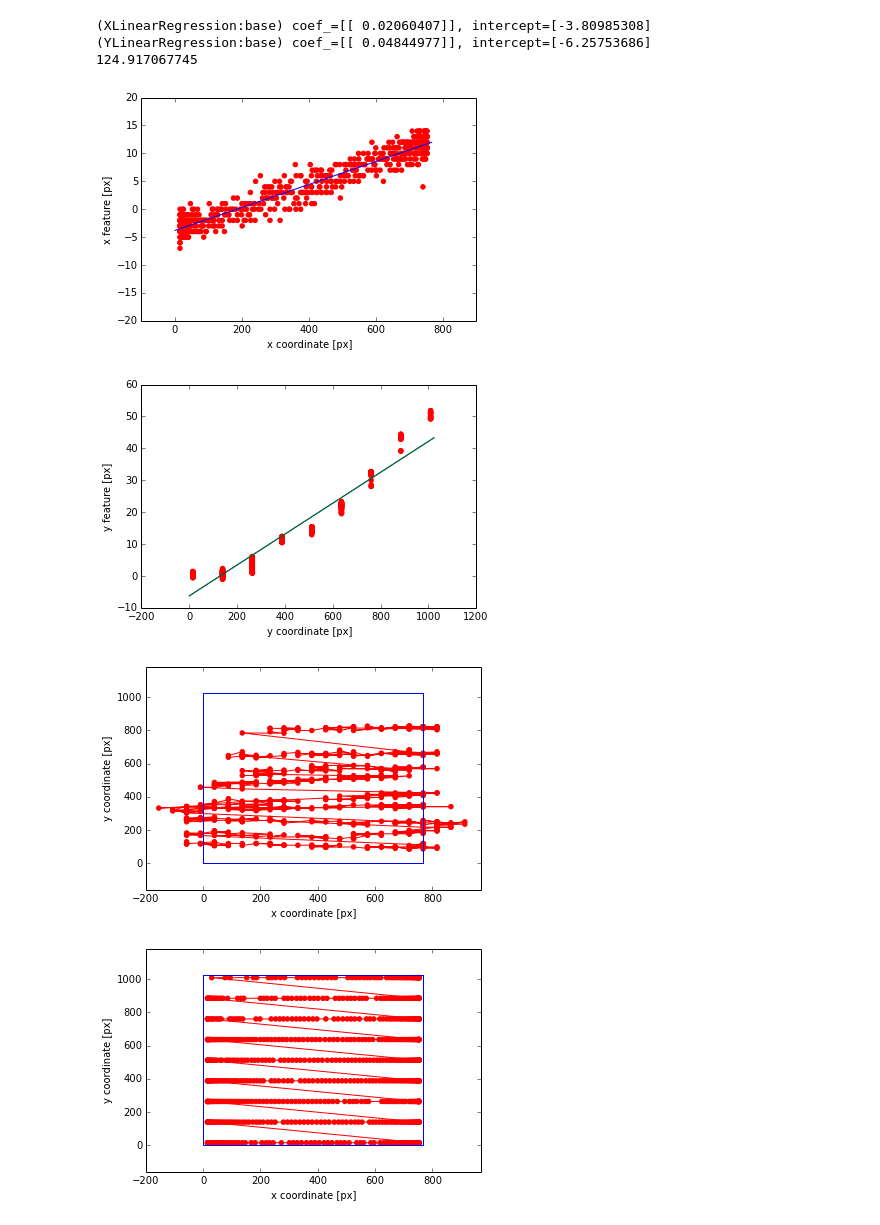
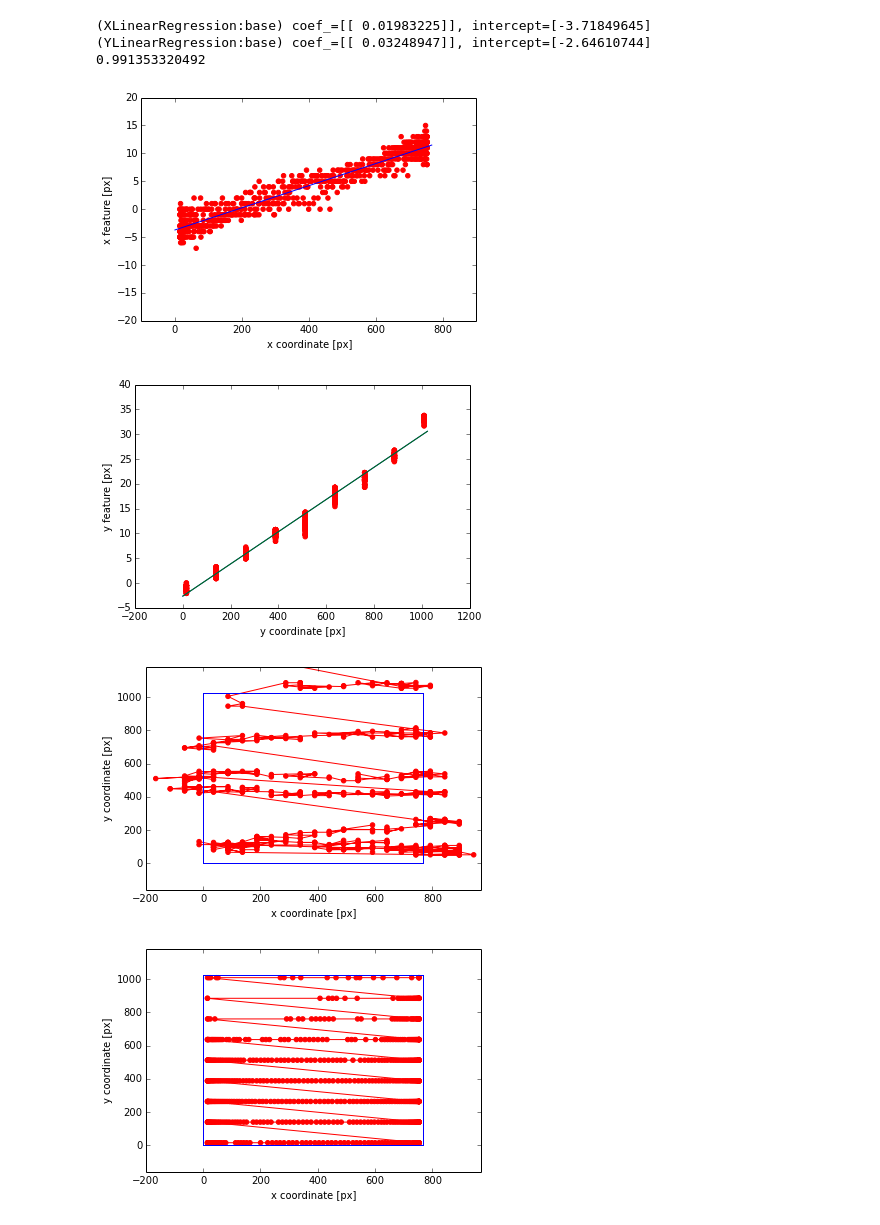
Before and after one commit to Mrk1869/EyeTracker_Regression, a Jupyter notebook: experiment.ipynb, the cells around one changed output. Drawn from its saved outputs; the diff is of its cells as text; code cells hidden in the pictures.

Commit message:
Error degree

```diff
--- a/experiment.ipynb
+++ b/experiment.ipynb
@@ -141,7 +141,8 @@ def accurecy(regr, coordinate_data, gaze_data):
         and gaze_data['x'][i] != last_ans_x :
             zero_y = (coordinate_data['right_iris_y'][0] + coordinate_data['left_iris_y'][0])/2
             eye_gaze_coordinate = eyeGazeEstimation(regr,coordinate_data['right_eyebottom_x'][i], coordinate_data['right_iris_x'][i], coordinate_data['right_eyehead_x'][i], coordinate_data['left_eyehead_x'][i], coordinate_data['left_iris_x'][i], coordinate_data['left_eyebottom_x'][i], coordinate_data['right_iris_y'][i], coordinate_data['left_iris_y'][i], zero_y)
-            error = error + math.pow((eye_gaze_coordinate[0] - gaze_data['x'][i]) * (eye_gaze_coordinate[0] - gaze_data['x'][i]) + (eye_gaze_coordinate[1] - gaze_data['y'][i]) * (eye_gaze_coordinate[1] - gaze_data['y'][i]), 0.5)
+#            error = error + math.pow((eye_gaze_coordinate[0] - gaze_data['x'][i]) * (eye_gaze_coordinate[0] - gaze_data['x'][i]) + (eye_gaze_coordinate[1] - gaze_data['y'][i]) * (eye_gaze_coordinate[1] - gaze_data['y'][i]), 0.5)
+            error = error + errorDegreeFrompx(eye_gaze_coordinate[0], eye_gaze_coordinate[1], gaze_data['x'][i], gaze_data['y'][i])
             gaze_x.append(eye_gaze_coordinate[0])
             gaze_y.append(eye_gaze_coordinate[1])
             gaze_ans_x.append(gaze_data['x'][i])
@@ -193,22 +219,22 @@ def accurecy(regr, coordinate_data, gaze_data):
 # %%
 # data roading
 
 data_directory_path = 'data/experiment_Ishimaru2/'
-train_gaze_data = read_csv(data_directory_path+'timestamp1.csv', names=['time','x','y'], skiprows=1)
-train_coordinate_data = read_csv(data_directory_path+'coordinate1.csv', names=['time','left_iris_x','left_iris_y','left_eyehead_x','left_eyehead_y','left_eyebottom_x','left_eyebottom_y','right_iris_x','right_iris_y','right_eyehead_x','right_eyehead_y','right_eyebottom_x','right_eyebottom_y'], skiprows=1)
-test_gaze_data = read_csv(data_directory_path+'timestamp2.csv', names=['time','x','y'], skiprows=1)
-test_coordinate_data = read_csv(data_directory_path+'coordinate2.csv', names=['time','left_iris_x','left_iris_y','left_eyehead_x','left_eyehead_y','left_eyebottom_x','left_eyebottom_y','right_iris_x','right_iris_y','right_eyehead_x','right_eyehead_y','right_eyebottom_x','right_eyebottom_y'], skiprows=1)
+train_gaze_data = read_csv(data_directory_path+'timestamp2.csv', names=['time','x','y'], skiprows=1)
+train_coordinate_data = read_csv(data_directory_path+'coordinate2.csv', names=['time','left_iris_x','left_iris_y','left_eyehead_x','left_eyehead_y','left_eyebottom_x','left_eyebottom_y','right_iris_x','right_iris_y','right_eyehead_x','right_eyehead_y','right_eyebottom_x','right_eyebottom_y'], skiprows=1)
+test_gaze_data = read_csv(data_directory_path+'timestamp1.csv', names=['time','x','y'], skiprows=1)
+test_coordinate_data = read_csv(data_directory_path+'coordinate1.csv', names=['time','left_iris_x','left_iris_y','left_eyehead_x','left_eyehead_y','left_eyebottom_x','left_eyebottom_y','right_iris_x','right_iris_y','right_eyehead_x','right_eyehead_y','right_eyebottom_x','right_eyebottom_y'], skiprows=1)
 
 # train
 regr = regressionByCoordinateAndGazeData(train_coordinate_data, train_gaze_data)
 
 # test
 accurecy(regr, test_coordinate_data, test_gaze_data)
 # %% [output]
-(XLinearRegression:base) coef_=[[ 0.02060407]], intercept=[-3.80985308]
-(YLinearRegression:base) coef_=[[ 0.04844977]], intercept=[-6.25753686]
-124.917067745
+(XLinearRegression:base) coef_=[[ 0.01983225]], intercept=[-3.71849645]
+(YLinearRegression:base) coef_=[[ 0.03248947]], intercept=[-2.64610744]
+0.991353320492
-[figure, old version]
+[figure, new version]
-[figure, old version]
+[figure, new version]
-[figure, old version]
+[figure, new version]
-[figure, old version]
+[figure, new version]
```
Also changed, not shown: parts of 3 cells of this notebook.
